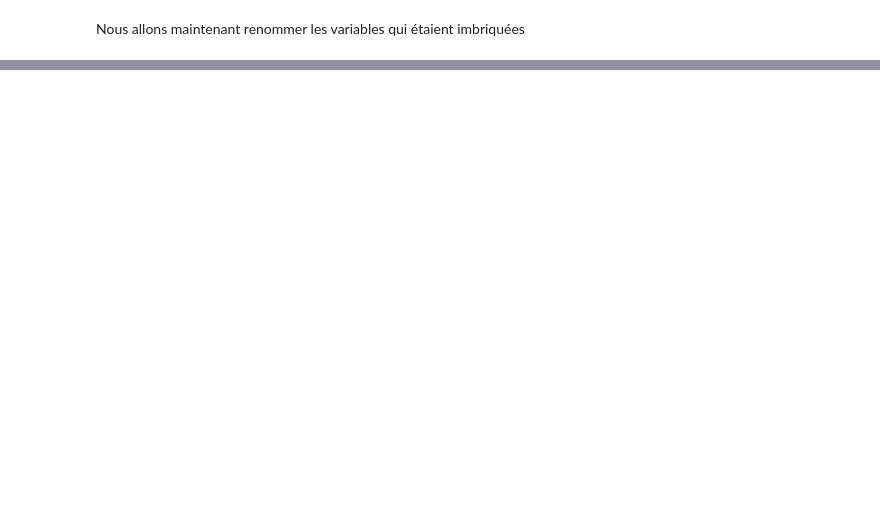
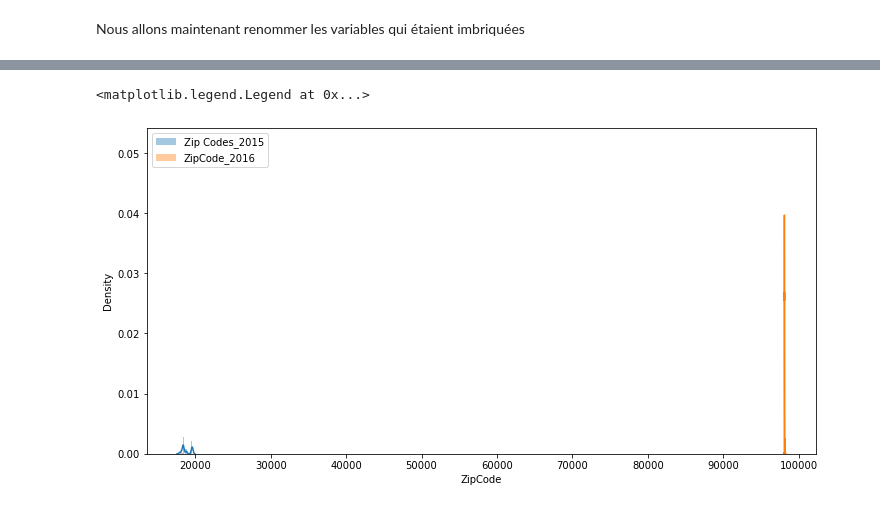
Before and after one commit to Soumaya-kh/seattle-city, a Jupyter notebook: Pélec_01_notebook.ipynb, the cells around one changed output, grey strips where cells are left out. Saved outputs shown, nothing was run; the diff lists cells and outputs as text; code cells hidden in the pictures; blank space fills up the shorter version.

```diff
--- a/Pélec_01_notebook.ipynb
+++ b/Pélec_01_notebook.ipynb
@@ -290,5 +289,3 @@ Name: ZipCode, dtype: float64
-# %%
-df_2015 = df_2015.rename(columns={'Zip Codes':'ZipCode'})
 # %% [markdown]
 Après avoir étudier la ressemblances des variables non communes entre df_2015 et df_2016, nous allons re-vérifier la liste des variables communes.
 # %%
@@ -500,0 +445,4 @@ my_module.variable_survey(df_2015[['zip','ZipCode']])
+# %%
+#conversion du type
+df_2015['zip'] = df_2015['zip'].map(lambda x: float(x))
+df_2015['zip'].describe()
@@ -500,0 +483,9 @@ my_module.variable_survey(df_2015[['zip','ZipCode']])
+# %%
+#comparer les distributions zip codes en 2015 et zipcode en 2016
+plt.figure(figsize=(12,6))
+sns.distplot(df_2015['Zip Codes'], label='Zip Codes_2015')
+sns.distplot(df_2016['ZipCode'], label='ZipCode_2016')
+plt.legend()
+# %% [output]
+<matplotlib.legend.Legend at 0x...>
+[figure, added]
```
Also changed, not shown: parts of 29 cells of this notebook.
